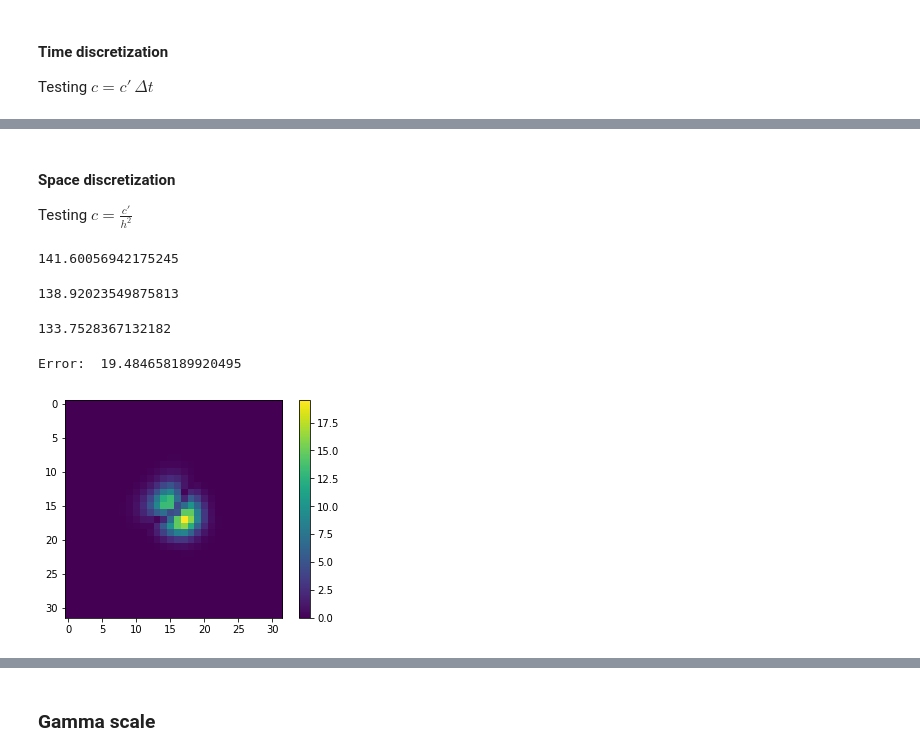
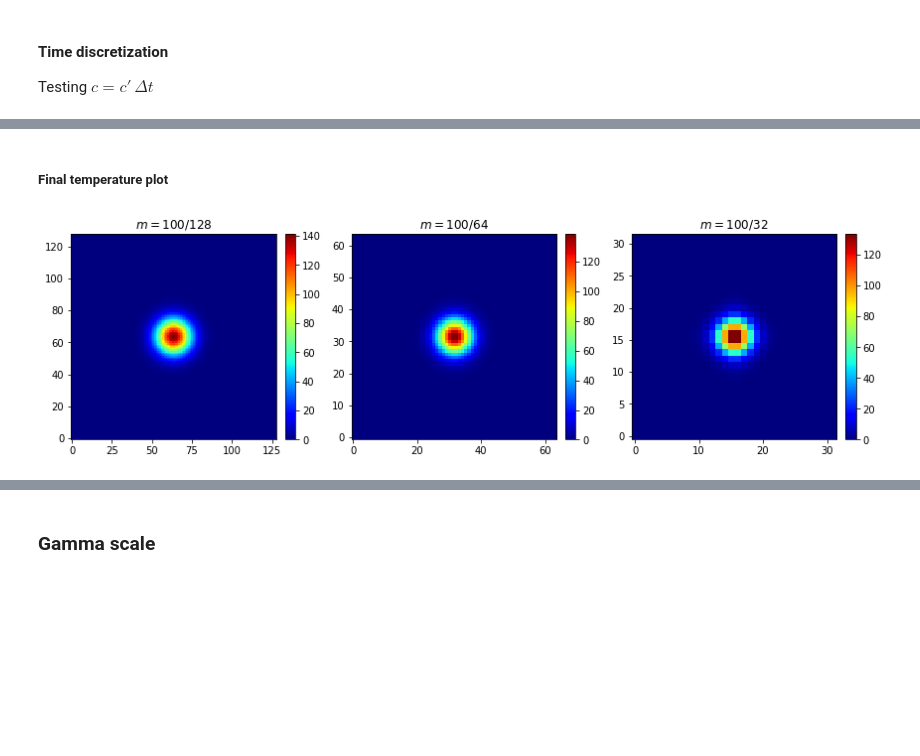
Before and after one commit to dsanmartin/INF383-PJ, a Jupyter notebook: model.ipynb, the cells around one changed output, grey strips where cells are left out. Drawn from its saved outputs; the diff is of its cells as text; code cells hidden in the pictures; blank space fills up the shorter version.

```diff
--- a/model.ipynb
+++ b/model.ipynb
@@ -435,65 +475,20 @@ Error:  0.1165876049295207
-# %% [markdown]
-#### Space discretization
-
-Testing $c=\frac{c'}{h^2}$
-# %%
-M, N = 128, 128
-T0, A0, Y0 = temperatureFocus2(M, N, 10)
-A0 = np.zeros_like(A0)
-Y1 = np.ones_like(Y0)
-times = 75
-dx = 100/M
-c = 1/5*dx**-2
-cs1 = temp.discrete(c, gamma, times, T0, A0, Y1, wind2[0:], b, maxTemp, Ea, Z, H, h, T_ref)
-Tcs1, Acs1, Fcs1 = cs1.propagate()
-print(np.max(Tcs1[-1]))
-# %% [output]
-141.60056942175245
-# %%
-M, N = 64, 64
-T0, A0, Y0 = temperatureFocus2(M, N, 10)
-A0 = np.zeros_like(A0)
-Y1 = np.ones_like(Y0)
-times = 75
-dx = 100/M
-c = 1/5*dx**-2
-cs2 = temp.discrete(c, gamma, times, T0, A0, Y1, wind2[0:], b, maxTemp, Ea, Z, H, h, T_ref)
-Tcs2, Acs2, Fcs2 = cs2.propagate()
-print(np.max(Tcs2[-1]))
-# %% [output]
-138.92023549875813
-# %%
-M, N = 32, 32
-T0, A0, Y0 = temperatureFocus2(M, N, 5)
-A0 = np.zeros_like(A0)
-Y1 = np.ones_like(Y0)
-times = 75
-dx = 100/M
-c = 1/5*dx**-2
-cs3 = temp.discrete(c, gamma, times, T0, A0, Y1, wind2[0:], b, maxTemp, Ea, Z, H, h, T_ref)
-Tcs3, Acs3, Fcs3 = cs3.propagate()
-print(np.max(Tcs3[-1]))
-# %% [output]
-133.7528367132182
+# %% [markdown]
+##### Final temperature plot
 # %%
 plt.figure(figsize=(12, 14))
 plt.subplot(1, 3, 1)
-plt.imshow(Tgs1[-1], origin="lower", cmap=plt.cm.jet)
-plt.title(r"$\Delta x = \Delta y = M / 100$")
+plt.imshow(Tcs1[-1], origin="lower", cmap=plt.cm.jet)
+plt.title(r"$m = 100 / 128$")
 plt.colorbar(fraction=0.046, pad=0.04)
 plt.subplot(1, 3, 2)
-plt.imshow(Tgs2[-1], origin="lower", cmap=plt.cm.jet)
-plt.title(r"$\Delta x = \Delta y = M / 200$")
+plt.imshow(Tcs2[-1], origin="lower", cmap=plt.cm.jet)
+plt.title(r"$m = 100 / 64$")
 plt.colorbar(fraction=0.046, pad=0.04)
 plt.subplot(1, 3, 3)
-plt.imshow(np.abs(Tgs2[-1][::2,::2] - Tgs1[-1]), origin="lower")
+plt.imshow(Tcs3[-1], origin="lower", cmap=plt.cm.jet)
+plt.title(r"$m = 100 / 32$")
 plt.colorbar(fraction=0.046, pad=0.04)
 plt.tight_layout()
 plt.show()
+# %% [output]
+[figure, added]
-# %%
-plt.imshow(np.abs(Tcs2[-1][::2,::2] - Tcs3[-1]))
-plt.colorbar()
-print("Error: ", np.linalg.norm(Tcs2[-1][::2,::2].flatten() - Tcs3[-1].flatten(), np.inf))
-# %% [output]
-Error:  19.484658189920495
-[figure, removed]
```
Also changed, not shown: parts of 72 cells of this notebook, 2 other files.
